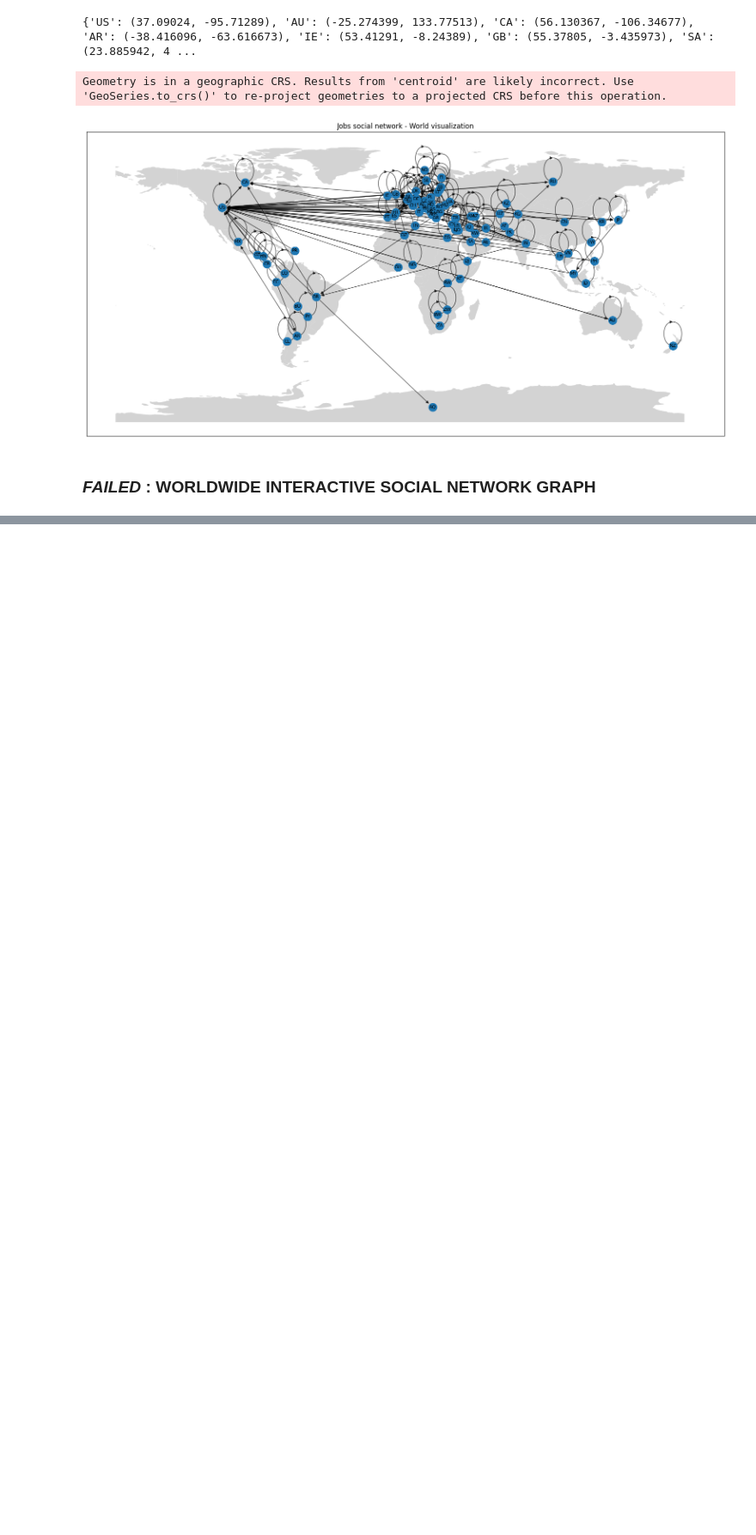
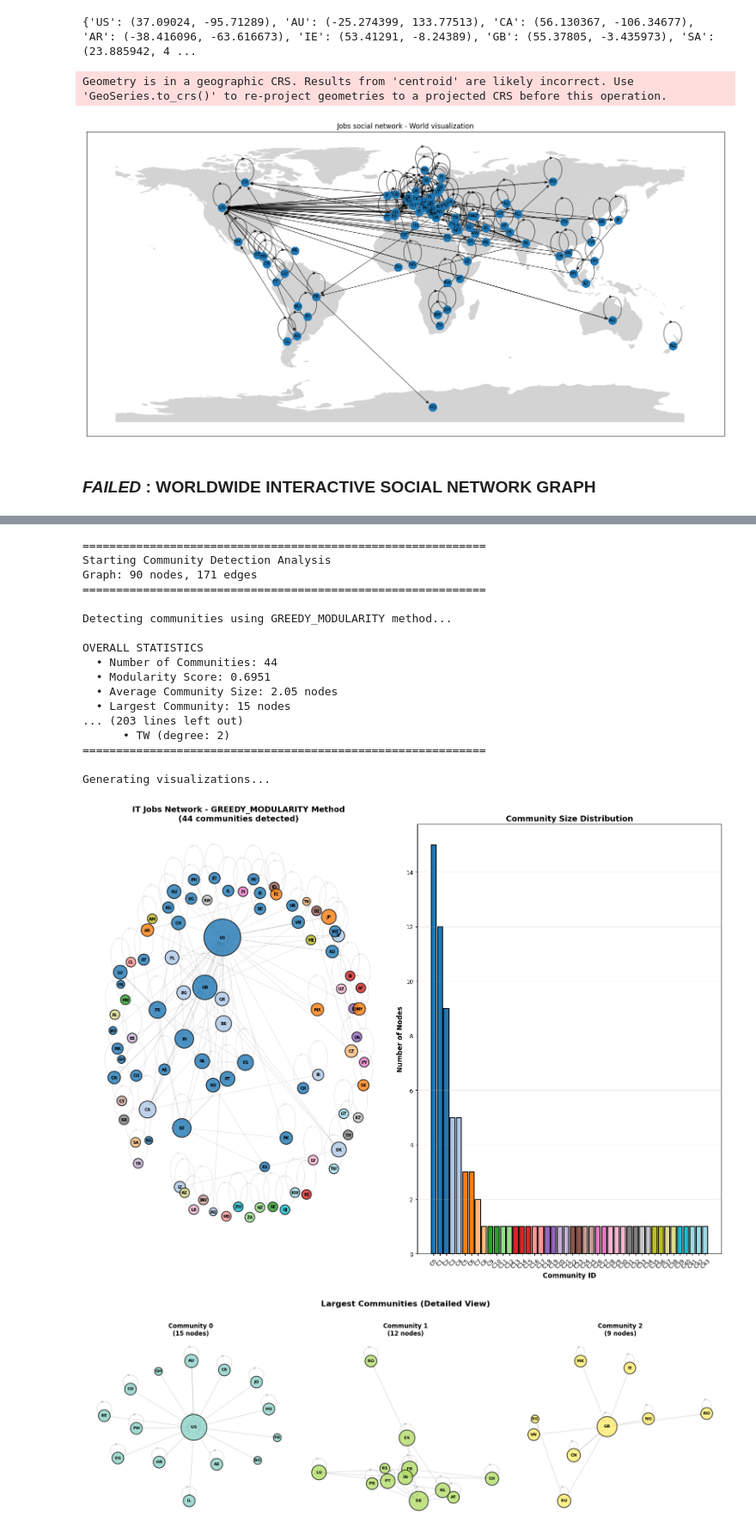
Before and after one commit to monroyminerodiego/visualization-tools-IX, a Jupyter notebook: ML/U2/ProjectU2/analysis_ariel.ipynb, the cells around one changed output, grey strips where cells are left out. Shown at 86% size. Drawn from its saved outputs; the diff is of its cells as text; code cells hidden in the pictures; blank space fills up the shorter version.

Commit message:
Graph statistical analysis updated.

```diff
--- a/ML/U2/ProjectU2/analysis_ariel.ipynb
+++ b/ML/U2/ProjectU2/analysis_ariel.ipynb
@@ -689,0 +1124,23 @@ fig.show()
+# %%
+node_to_community, communities, stats = perform_community_analysis(base_graph, method='greedy_modularity')
+node_to_community
+# %% [output]
+============================================================
+Starting Community Detection Analysis
+Graph: 90 nodes, 171 edges
+============================================================
+
+Detecting communities using GREEDY_MODULARITY method...
+
+OVERALL STATISTICS
+  • Number of Communities: 44
+  • Modularity Score: 0.6951
+  • Average Community Size: 2.05 nodes
+  • Largest Community: 15 nodes
+... (203 lines left out)
+      • TW (degree: 2)
+============================================================
+
+Generating visualizations...
+[figure, added]
+[figure, added]
```
Also changed, not shown: parts of 6 cells of this notebook.
